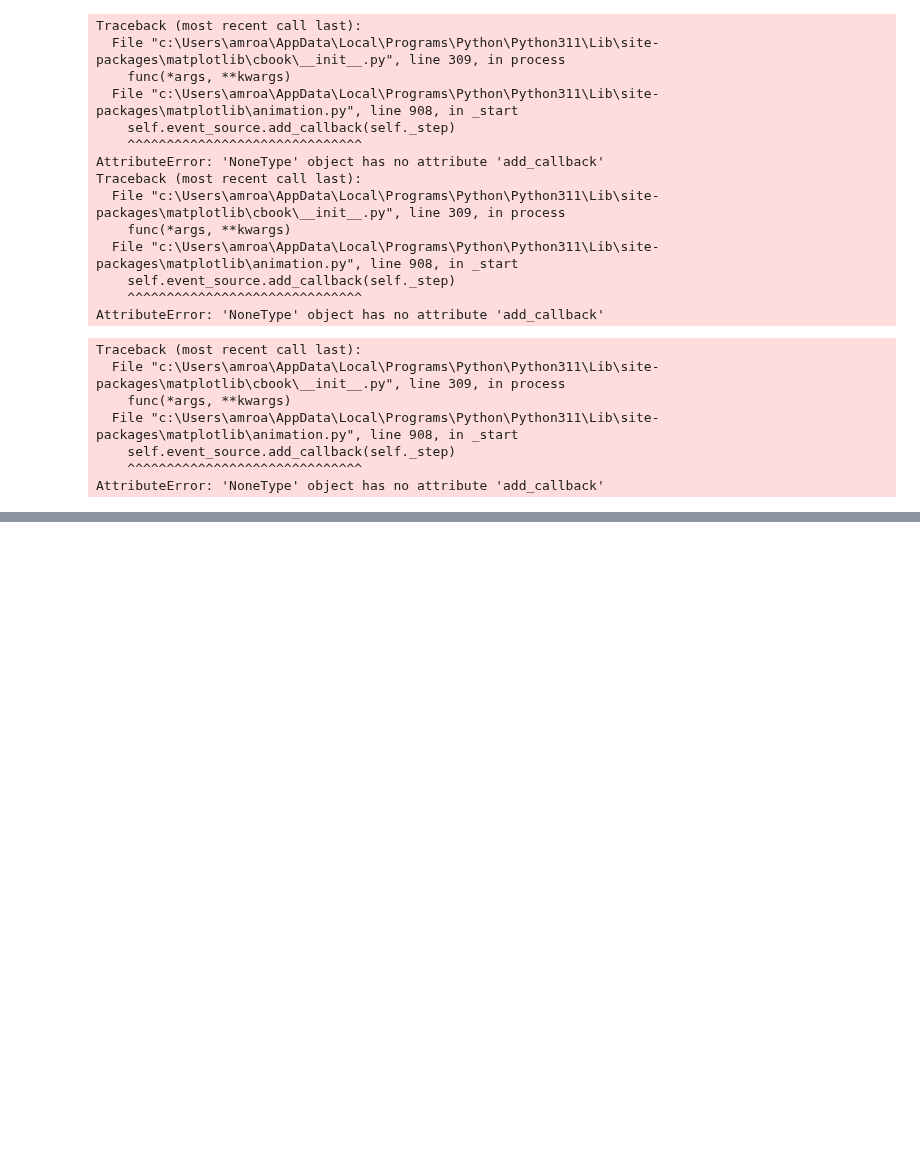
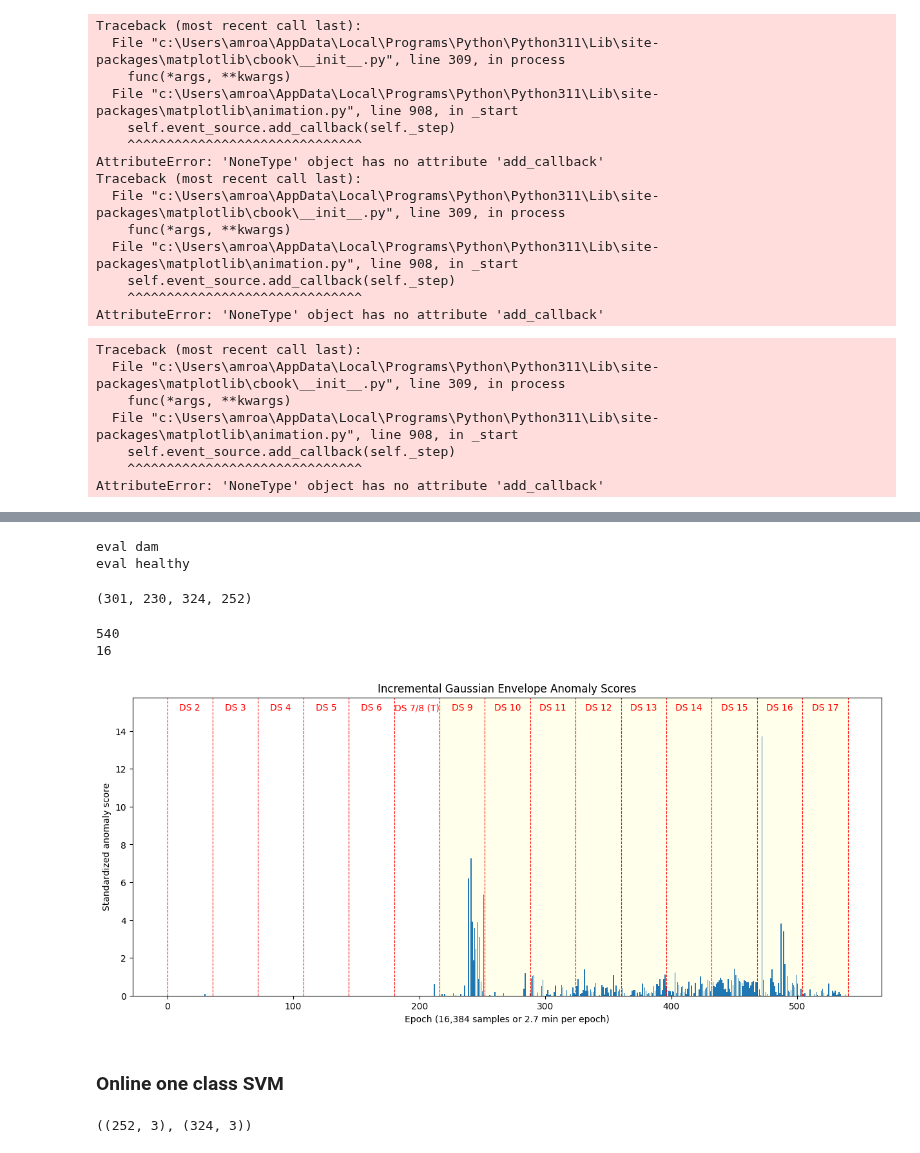
Before and after one commit to AmroAbdrabo/application-of-online-anomaly-detection-using-one-class-classification-to-z24, a Jupyter notebook: Chapter3-ActiveLearning/Streaming-AL/River/river_experiments_occ.ipynb, the cells around one changed output, grey strips where cells are left out. Cells and saved outputs as stored; diff of their text form; code cells hidden in the pictures; blank space fills up the shorter version.

```diff
--- a/Chapter3-ActiveLearning/Streaming-AL/River/river_experiments_occ.ipynb
+++ b/Chapter3-ActiveLearning/Streaming-AL/River/river_experiments_occ.ipynb
@@ -1111,0 +464,6 @@ mean_vector.shape, cov_matrix.shape
+# %%
+slg = StreamLearning(healthy_data_top_train, damage_data_top, IncrementalGaussianFitter())
+slg.loop()
+# %% [output]
+eval dam
+eval healthy
@@ -1111,0 +519,54 @@ mean_vector.shape, cov_matrix.shape
+# %%
+np.sum(np.array(slg.d_preds) < 0), np.sum(np.array(slg.h_preds) > 0), len(slg.d_preds), len(slg.h_preds)
+# %% [output]
+(301, 230, 324, 252)
+# %%
+import seaborn as sns
+%matplotlib inline
+def plot_anom(sl :StreamLearning, title):
+    sns.reset_defaults()
+    sns.reset_orig()
+
+    plt.figure(figsize=(15, 6))
+    nbr_epochs = healthy_data_top_train.shape[0] - 36 + damage_data_top.shape[0]
+    print(nbr_epochs)
+
+    an_scores = np.hstack((sl.h_pred_proba, sl.d_pred_proba)).reshape(-1, 1)
+    print(len(range(0, nbr_epochs+1, 36)))
+    for i in range(0, nbr_epochs+1, 36):
+        plt.axvline(x=i, color='red', linestyle='--', linewidth=0.8)
+
+    # scale and plot the bars
+    sc = StandardScaler()
+    obs = np.arange(len(an_scores))
+    std_entropies = sc.fit_transform(an_scores).flatten()
+    plt.axvspan(36*6, 36*15, color='yellow', alpha=0.08)
+    plt.bar(obs, std_entropies)
+    plt.ylim(0, 1.15*max(std_entropies))
+
+    plt.xlabel('Epoch (16,384 samples or 2.7 min per epoch)')
+    plt.ylabel('Standardized anomaly score')
+    plt.title(title)
+    text_pos = [i+18 for i in range(0, nbr_epochs, 36)]
+
+    offset = 0
+    for idx, pos in enumerate(text_pos):
+        str_capt =  f'DS {idx+2+offset}'
+        if idx+2 == 7:
+            str_capt = f'DS 7/8 (T)'
+            offset = 1
+        plt.text(pos, max(std_entropies)*1.1, str_capt, ha='center', color='red')
+
+    plt.show()
+# %%
+plot_anom(slg, "Incremental Gaussian Envelope Anomaly Scores")
+# %% [output]
+540
+16
+[figure, added]
+# %% [markdown]
+### Online one class SVM
+# %%
+healthy_data_top_train.shape, damage_data_top.shape
+# %% [output]
+((252, 3), (324, 3))
```
Also changed, not shown: parts of 77 cells of this notebook, 1 other file.
